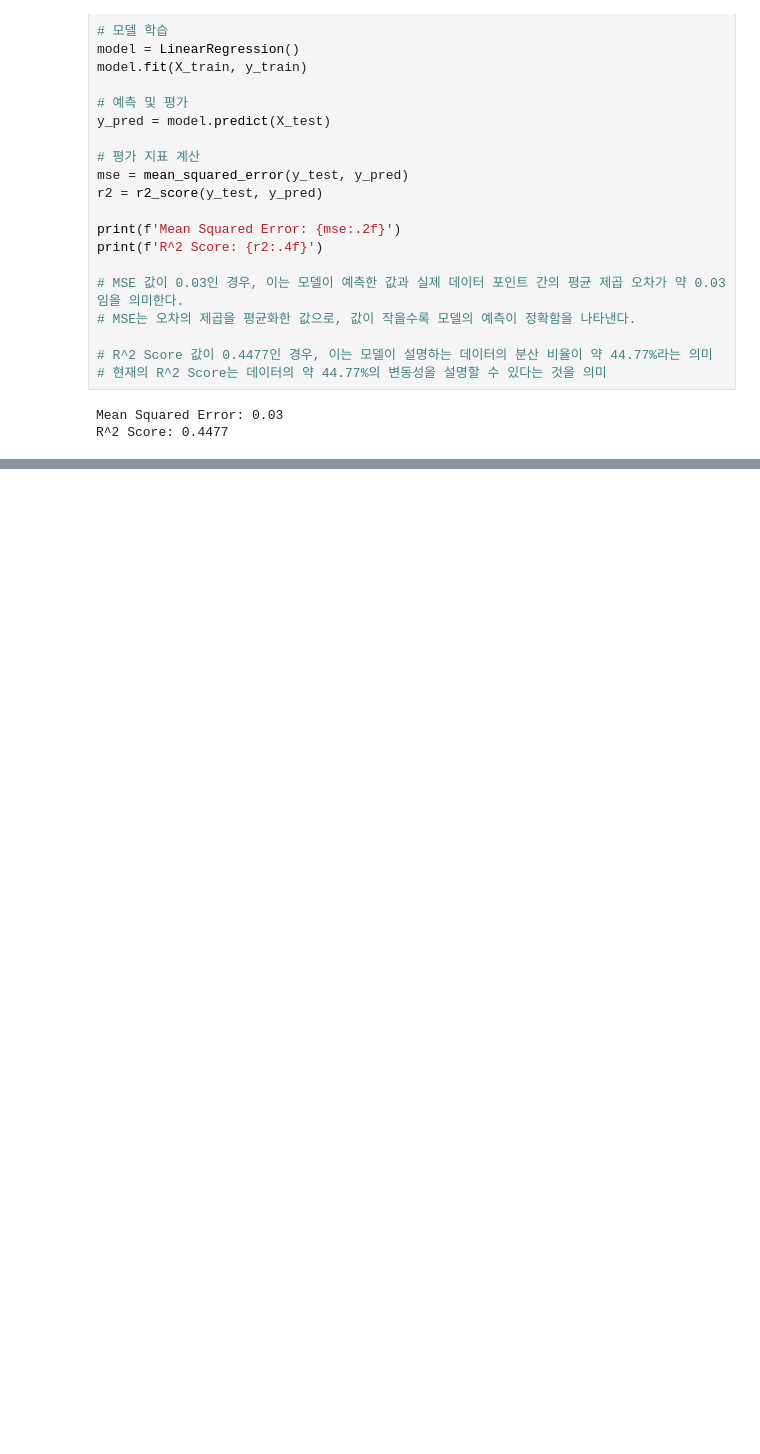
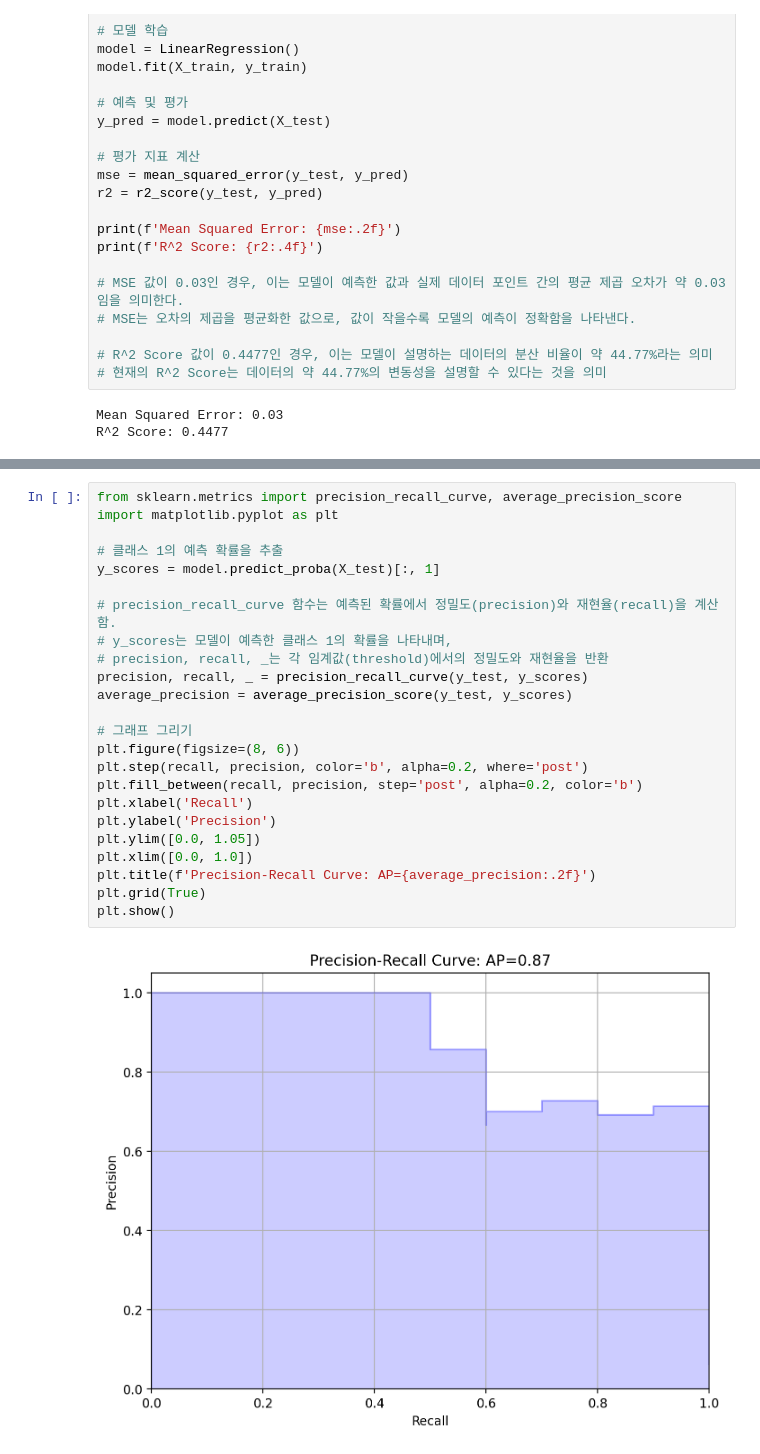
Before and after one commit to idrasol/Aiffel_quest, a Jupyter notebook: Main_quest/Quest01/Poketmon.ipynb, the cells around one changed output, grey strips where cells are left out. Cells and saved outputs as stored; diff of their text form; blank space fills up the shorter version.

```diff
--- a/Main_quest/Quest01/Poketmon.ipynb
+++ b/Main_quest/Quest01/Poketmon.ipynb
@@ -839,2 +879,28 @@ R^2 Score: 0.4477
+# %%
+from sklearn.metrics import precision_recall_curve, average_precision_score
+import matplotlib.pyplot as plt
+
+# 클래스 1의 예측 확률을 추출
+y_scores = model.predict_proba(X_test)[:, 1]
+
+# precision_recall_curve 함수는 예측된 확률에서 정밀도(precision)와 재현율(recall)을 계산함.
+# y_scores는 모델이 예측한 클래스 1의 확률을 나타내며,
+# precision, recall, _는 각 임계값(threshold)에서의 정밀도와 재현율을 반환
+precision, recall, _ = precision_recall_curve(y_test, y_scores)
+average_precision = average_precision_score(y_test, y_scores)
+
+# 그래프 그리기
+plt.figure(figsize=(8, 6))
+plt.step(recall, precision, color='b', alpha=0.2, where='post')
+plt.fill_between(recall, precision, step='post', alpha=0.2, color='b')
+plt.xlabel('Recall')
+plt.ylabel('Precision')
+plt.ylim([0.0, 1.05])
+plt.xlim([0.0, 1.0])
+plt.title(f'Precision-Recall Curve: AP={average_precision:.2f}')
+plt.grid(True)
+plt.show()
+# %% [output]
+[figure, added]
 # %% [markdown]
 회고
```
Also changed, not shown: parts of 2 cells of this notebook.
